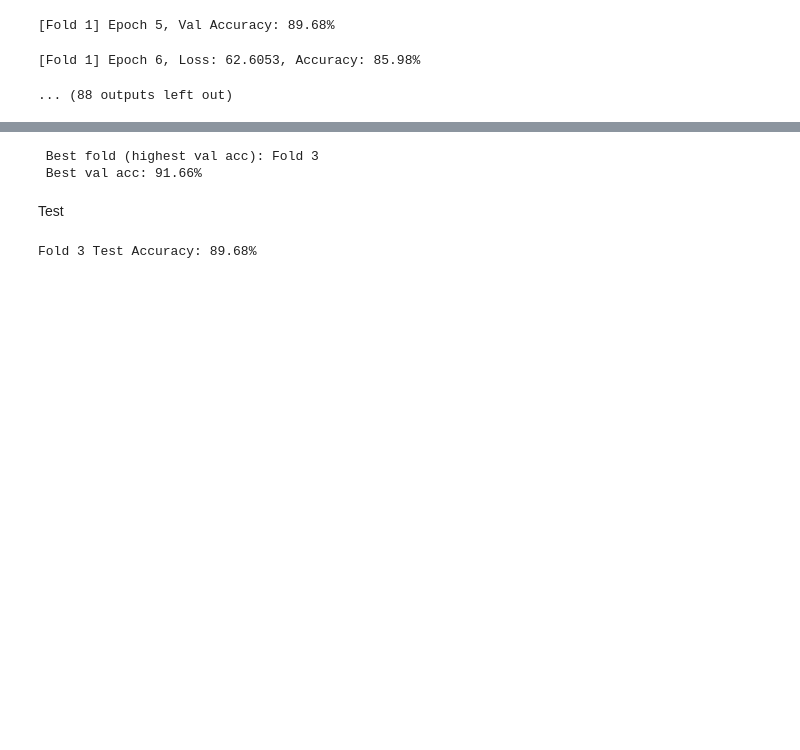
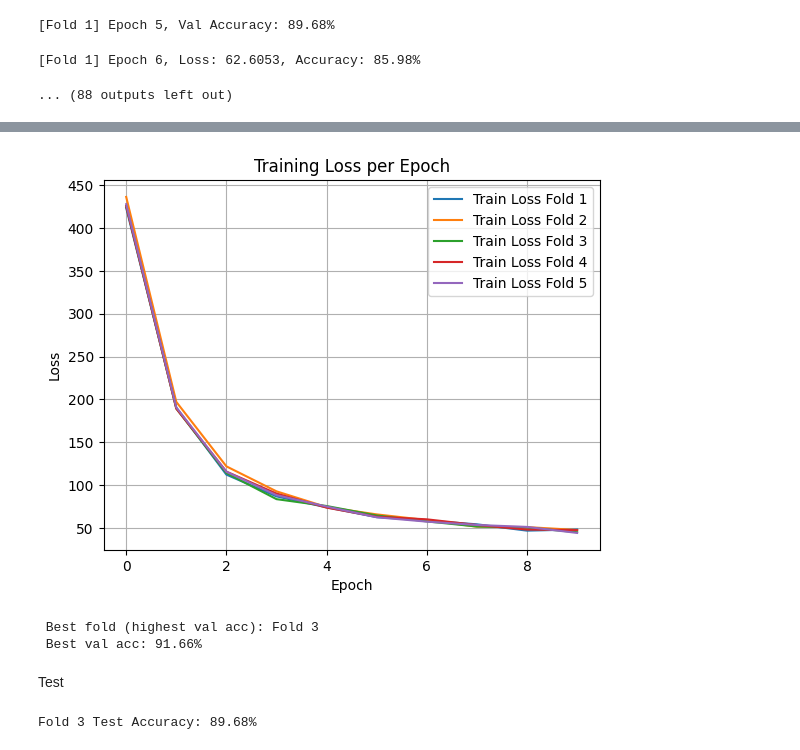
Before and after one commit to rae-yx/cp2, a Jupyter notebook: cp2.ipynb, the cells around one changed output, grey strips where cells are left out. Cells and saved outputs as stored; diff of their text form; code cells hidden in the pictures; blank space fills up the shorter version.

```diff
--- a/cp2.ipynb
+++ b/cp2.ipynb
@@ -382,3 +389,15 @@ for fold, (train_idx, val_idx) in enumerate(skf.split(train_val_images, train_va
+# %%
+for fold, metrics in fold_metrics.items():
+    plt.plot(metrics['train_losses'], label=f'Train Loss Fold {fold}')
+
+plt.title("Training Loss per Epoch")
+plt.xlabel("Epoch")
+plt.ylabel("Loss")
+plt.legend()
+plt.grid(True)
+plt.show()
+# %% [output]
+[figure, added]
 # %%
 best_fold = max(fold_metrics.items(), key=lambda x: max(x[1]['val_accuracies']))[0]
 print(f" Best fold (highest val acc): Fold {best_fold}")
```
Also changed, not shown: parts of 11 cells of this notebook.
